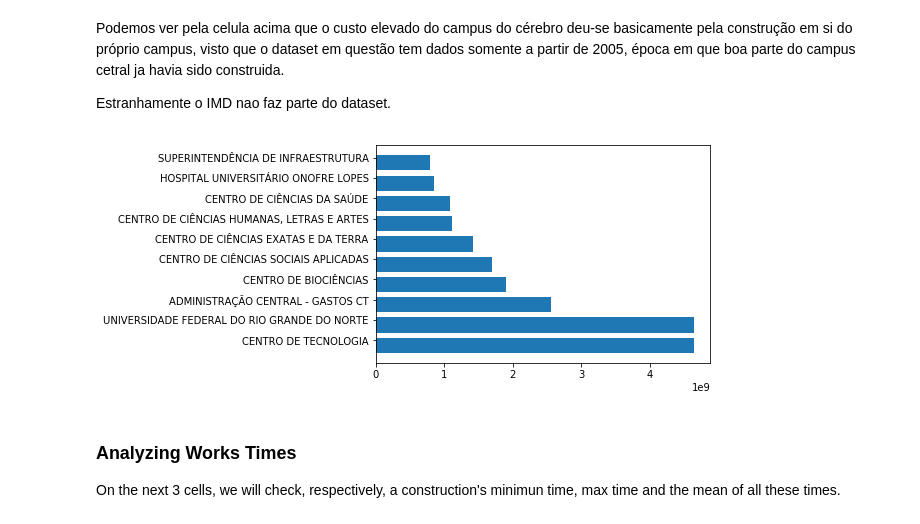
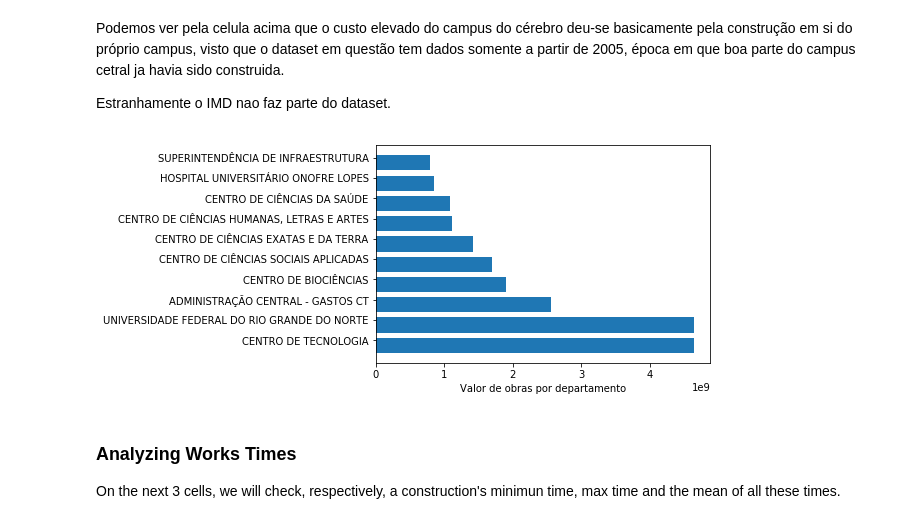
Before and after one commit to ozielalves/Financas_IMD, a Jupyter notebook: Oziel.ipynb, the cells around one changed output. Drawn from its saved outputs; the diff is of its cells as text; code cells hidden in the pictures.

```diff
--- a/Oziel.ipynb
+++ b/Oziel.ipynb
@@ -204,15 +205,16 @@ Estranhamente o IMD nao faz parte do dataset.
 # %%
 names = list(top10.keys())
 
 fig, ax = plt.subplots()
 bar_positions = np.arange(len(names)) + 0.75
 xtick_pos = np.arange(len(names)) + 1
 ax.set_yticks(xtick_pos)
 ax.set_yticklabels(names)
+ax.set_xlabel("Valor de obras por departamento")
 ax.barh(bar_positions, list(top10.values()),0.75)
 plt.show()
 # %% [output]
-[figure, old version]
+[figure, new version]
 # %% [markdown]
 ### Analyzing Works Times
 On the next 3 cells, we will check, respectively, a construction's minimun time, max time and the mean of all these times.
```
Also changed, not shown: parts of 1 cell of this notebook.
